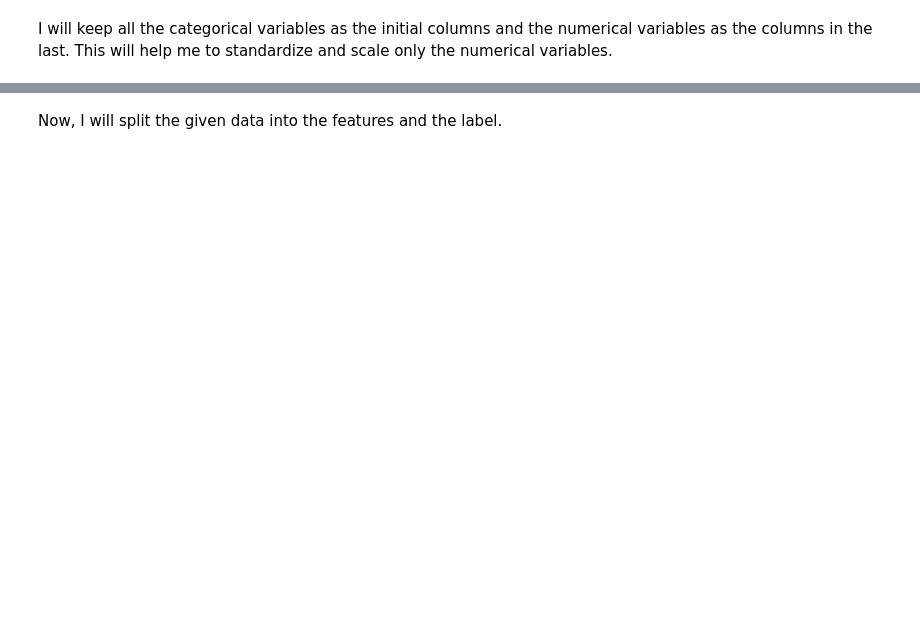
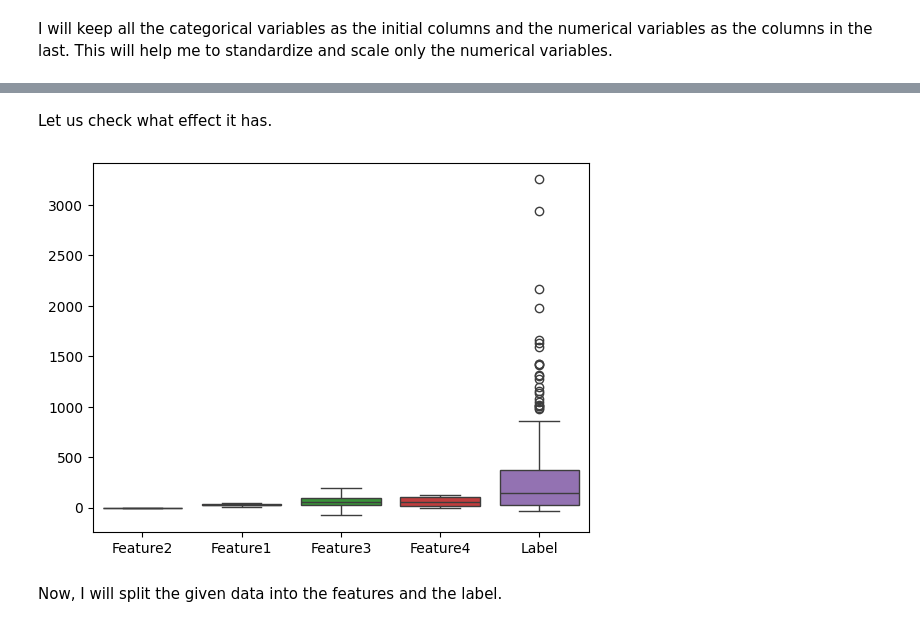
Before and after one commit to valmikGit/ML-Lab, a Jupyter notebook: Assignment 1/preprocessing_and_model.ipynb, the cells around one changed output, grey strips where cells are left out. Cells and saved outputs as stored; diff of their text form; code cells hidden in the pictures; blank space fills up the shorter version.

```diff
--- a/Assignment 1/preprocessing_and_model.ipynb
+++ b/Assignment 1/preprocessing_and_model.ipynb
@@ -109,3 +235,34 @@ train_csv = train_csv[columns]
+# %%
+# q3=train_df["LotFrontage"].quantile(0.75)
+# q1=train_df["LotFrontage"].quantile(0.25)
+# inter_quartile_range=q3-q1
+# upper_whisker=q3+inter_quartile_range*1.5
+# lower_whisker=q1-inter_quartile_range*1.5
+class Outlierremoval:
+	def __init__(self, col):
+		q1 = col.quantile(0.25)
+		q3 = col.quantile(0.75)
+		inter_quartile_range=q3-q1
+		self.upper_whisker=q3+inter_quartile_range*1.5
+		self.lower_whisker=q1-inter_quartile_range*1.5
+
+	def remove(self, row):
+		if(row<=self.upper_whisker and row>=self.lower_whisker):
+			return row
+		elif row < self.lower_whisker:
+			return self.lower_whisker
+		else:
+			return self.upper_whisker
+# %%
+remover = Outlierremoval(train_csv['Feature3'])
+train_csv['Feature3'] = train_csv['Feature3'].apply(remover.remove)
+# %% [markdown]
+Let us check what effect it has.
+# %%
+sns.boxplot(train_csv)
+plt.show()
+# %% [output]
+[figure, added]
 # %% [markdown]
 Now, I will split the given data into the features and the label.
 # %%
```
Also changed, not shown: parts of 53 cells of this notebook, 1 other file.
